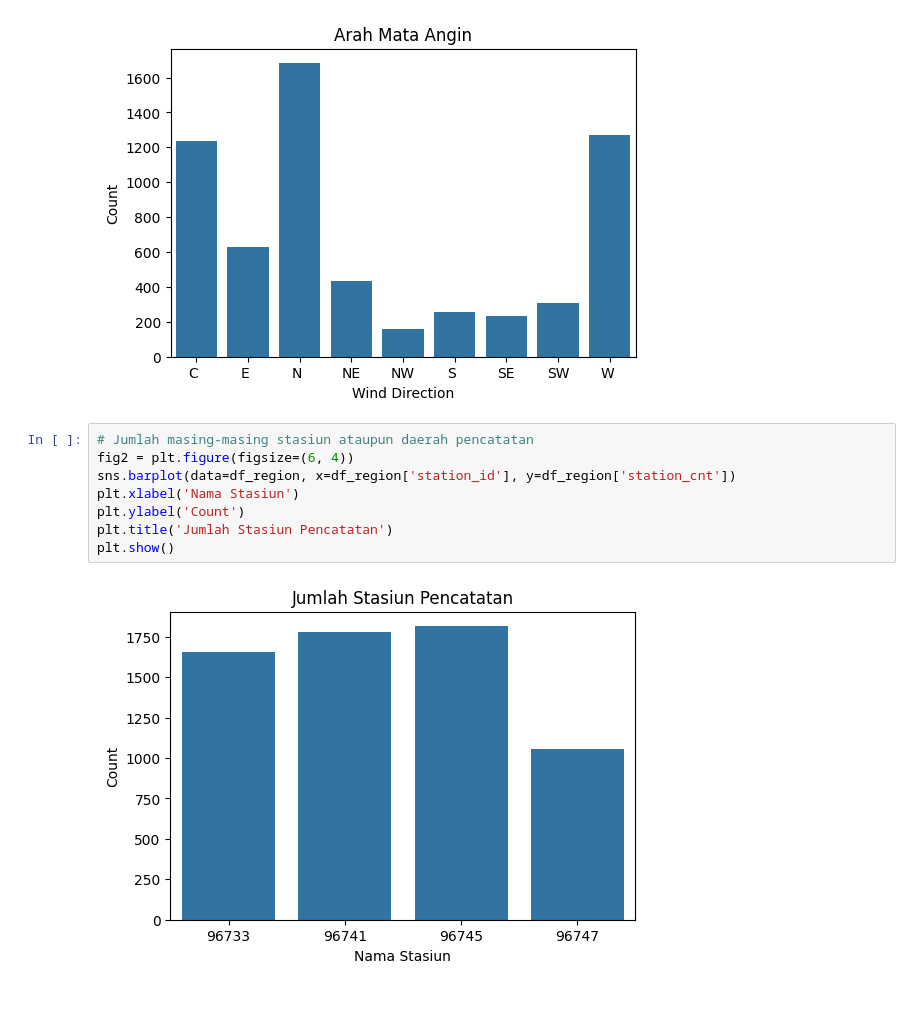
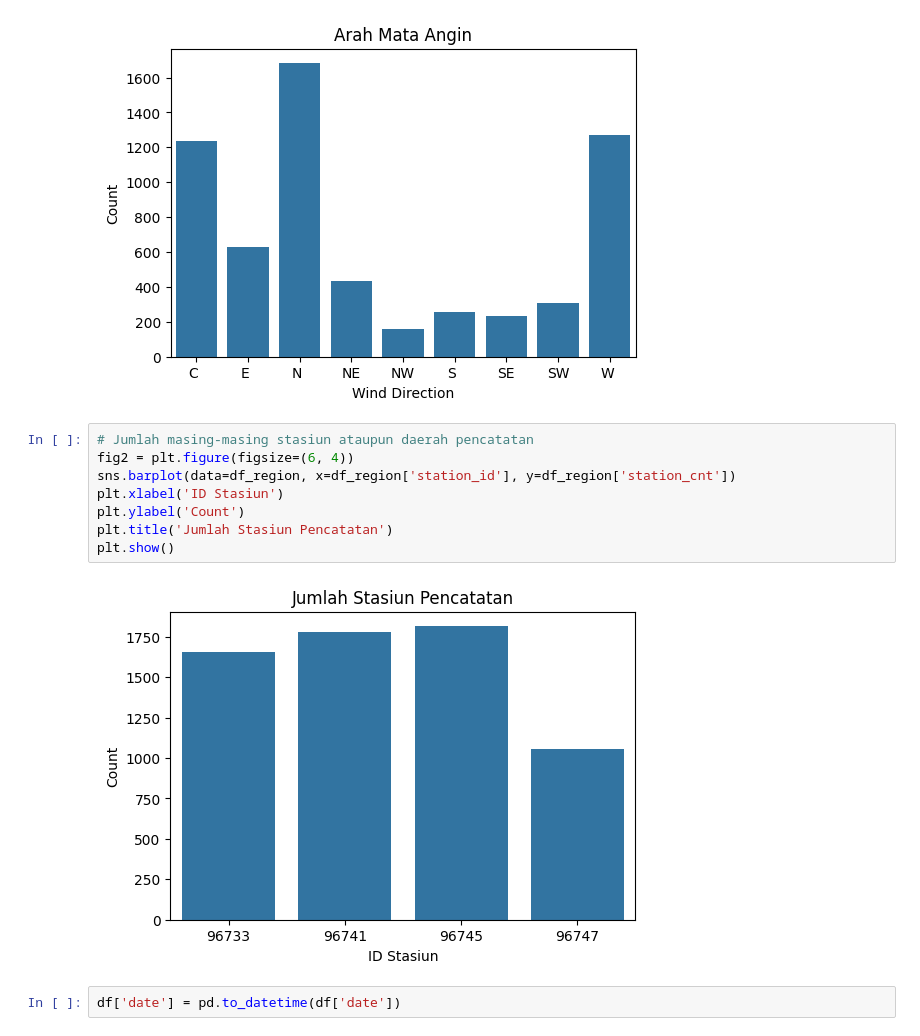
Before and after one commit to Fadhil-hi/Intern-BCC-2024, a Jupyter notebook: Code/first_EDA.ipynb, the cells around one changed output. Cells and saved outputs as stored; diff of their text form; blank space fills up the shorter version.

```diff
--- a/Code/first_EDA.ipynb
+++ b/Code/first_EDA.ipynb
@@ -137,10 +141,12 @@ plt.show()
 # %%
 # Jumlah masing-masing stasiun ataupun daerah pencatatan
 fig2 = plt.figure(figsize=(6, 4))
 sns.barplot(data=df_region, x=df_region['station_id'], y=df_region['station_cnt'])
-plt.xlabel('Nama Stasiun')
+plt.xlabel('ID Stasiun')
 plt.ylabel('Count')
 plt.title('Jumlah Stasiun Pencatatan')
 plt.show()
 # %% [output]
-[figure, old version]
+[figure, new version]
+# %%
+df['date'] = pd.to_datetime(df['date'])
```
Also changed, not shown: parts of 22 cells of this notebook.
